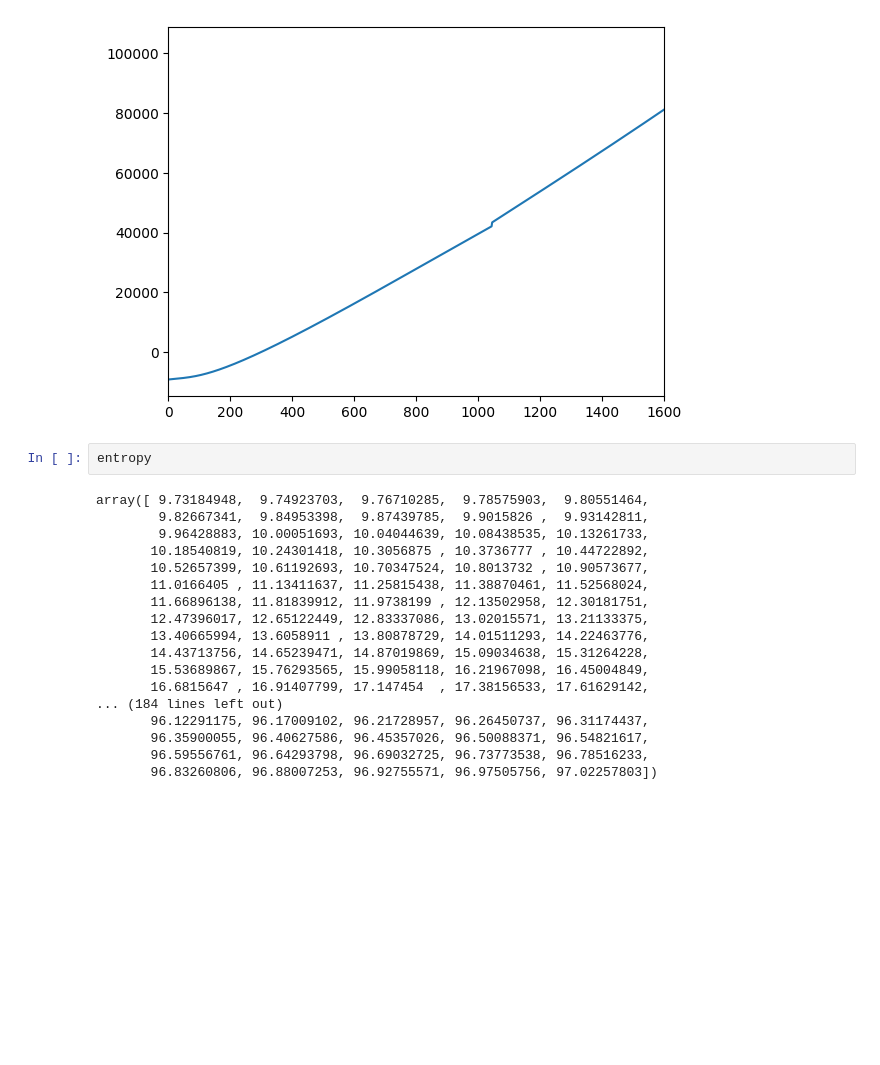
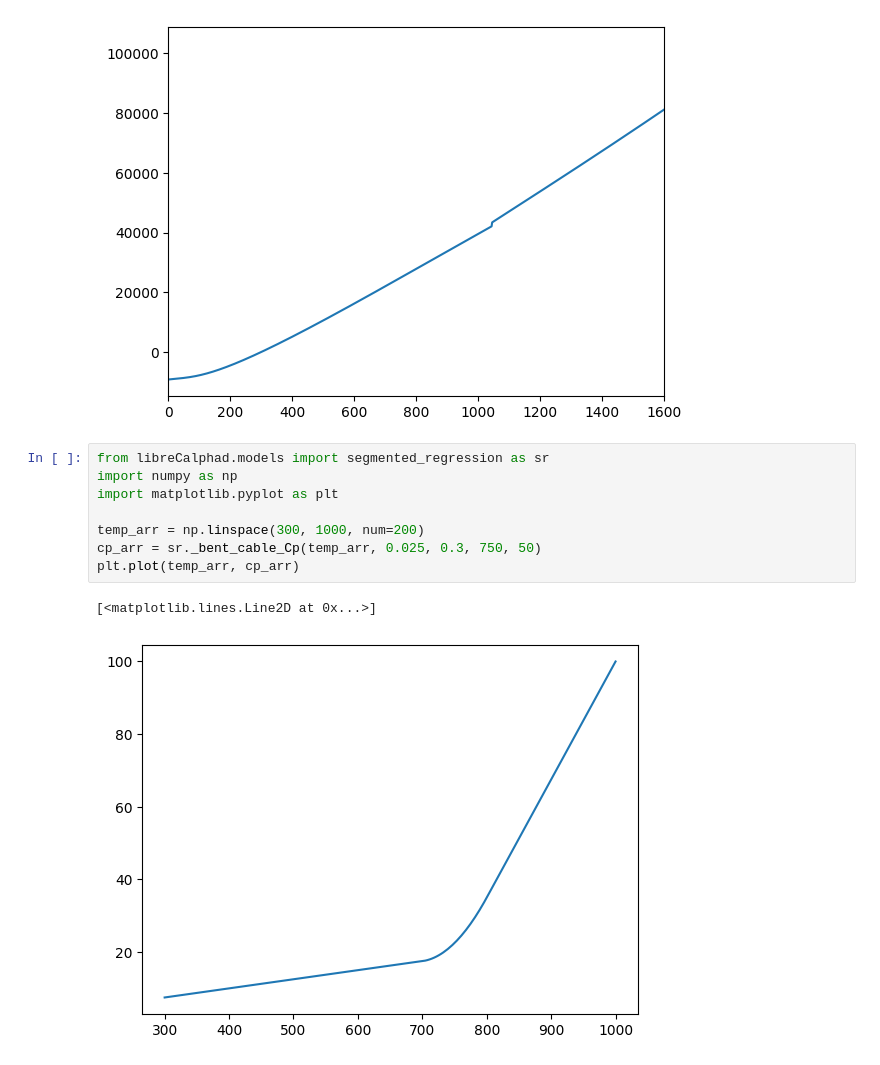
Before and after one commit to mfrichtl/librecalphad, a Jupyter notebook: libreCalphad/examples/Cp_fitting.ipynb, the cells around one changed output. Drawn from its saved outputs; the diff is of its cells as text; blank space fills up the shorter version.

```diff
--- a/libreCalphad/examples/Cp_fitting.ipynb
+++ b/libreCalphad/examples/Cp_fitting.ipynb
@@ -248,22 +276,13 @@ S298: 37.28233807163296
 [figure]
 [figure]
 # %%
-entropy
+from libreCalphad.models import segmented_regression as sr
+import numpy as np
+import matplotlib.pyplot as plt
+
+temp_arr = np.linspace(300, 1000, num=200)
+cp_arr = sr._bent_cable_Cp(temp_arr, 0.025, 0.3, 750, 50)
+plt.plot(temp_arr, cp_arr)
 # %% [output]
-array([ 9.73184948,  9.74923703,  9.76710285,  9.78575903,  9.80551464,
-        9.82667341,  9.84953398,  9.87439785,  9.9015826 ,  9.93142811,
-        9.96428883, 10.00051693, 10.04044639, 10.08438535, 10.13261733,
-       10.18540819, 10.24301418, 10.3056875 , 10.3736777 , 10.44722892,
-       10.52657399, 10.61192693, 10.70347524, 10.8013732 , 10.90573677,
-       11.0166405 , 11.13411637, 11.25815438, 11.38870461, 11.52568024,
-       11.66896138, 11.81839912, 11.9738199 , 12.13502958, 12.30181751,
-       12.47396017, 12.65122449, 12.83337086, 13.02015571, 13.21133375,
-       13.40665994, 13.6058911 , 13.80878729, 14.01511293, 14.22463776,
-       14.43713756, 14.65239471, 14.87019869, 15.09034638, 15.31264228,
-       15.53689867, 15.76293565, 15.99058118, 16.21967098, 16.45004849,
-       16.6815647 , 16.91407799, 17.147454  , 17.38156533, 17.61629142,
-... (184 lines left out)
-       96.12291175, 96.17009102, 96.21728957, 96.26450737, 96.31174437,
-       96.35900055, 96.40627586, 96.45357026, 96.50088371, 96.54821617,
-       96.59556761, 96.64293798, 96.69032725, 96.73773538, 96.78516233,
-       96.83260806, 96.88007253, 96.92755571, 96.97505756, 97.02257803])
+[<matplotlib.lines.Line2D at 0x...>]
+[figure, added]
```
Also changed, not shown: parts of 3 cells of this notebook, 7 other files.
